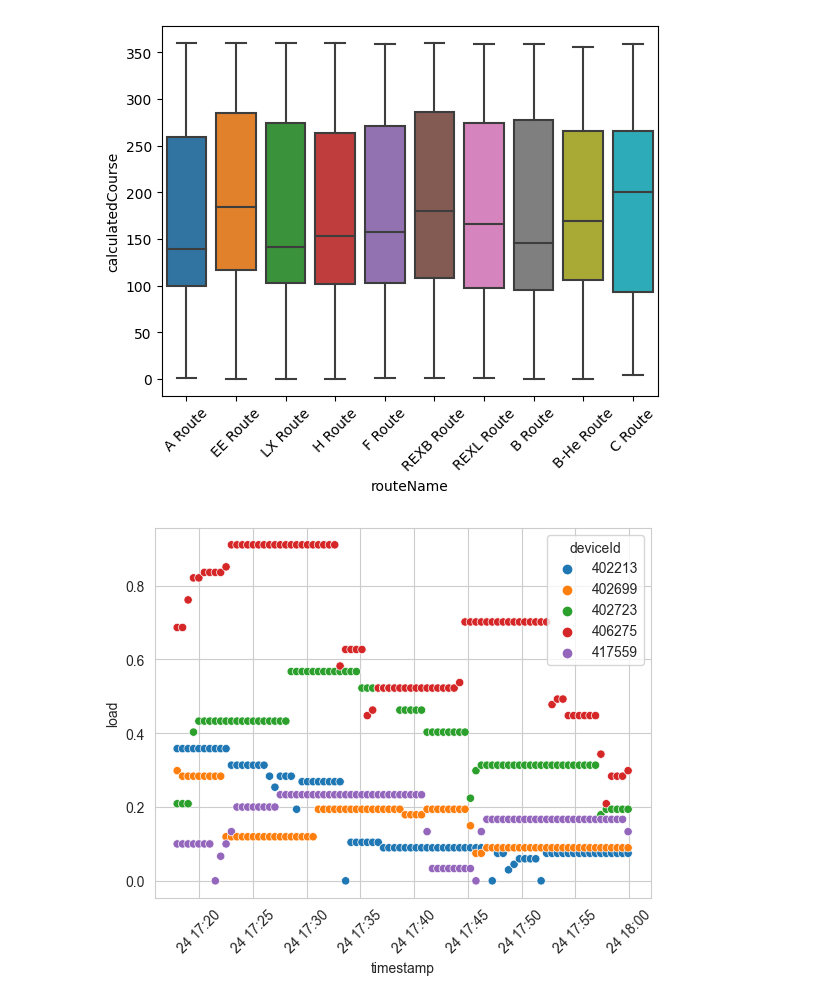
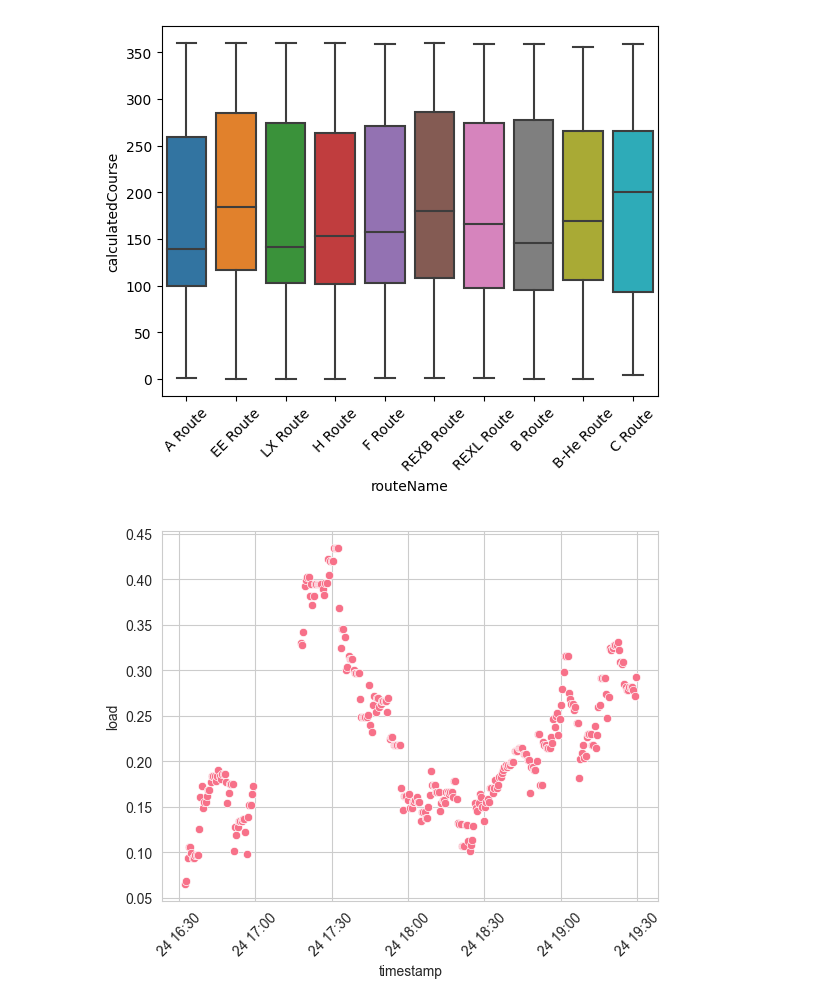
Before and after one commit to AkeBoss-tech/RutgersBusAnalysis, a Jupyter notebook: analyze.ipynb, the cells around one changed output. Saved outputs shown, nothing was run; the diff lists cells and outputs as text; code cells hidden in the pictures.

```diff
--- a/analyze.ipynb
+++ b/analyze.ipynb
@@ -197,18 +197,21 @@ for route in data['routeName'].unique():
 # %%
 # get a specific route and plot the scatter plot of load over time
 route = 'A Route'
 data_route = data[data['routeName'] == route]
 
 # get the time values between two times
-start_time = pd.Timestamp('2024-10-24 17:00:00')
-end_time = pd.Timestamp('2024-10-24 18:00:00')
+start_time = pd.Timestamp('2024-10-24 12:00:00')
+end_time = pd.Timestamp('2024-10-24 19:30:00')
 
 data_route = data_route[(data_route['timestamp'] > start_time) & (data_route['timestamp'] < end_time)]
 
+# at each distinct timestamp, get the average load
+data_route = data_route.groupby('timestamp').mean().reset_index()
+
 # add a hue for each device id
-sns.scatterplot(x='timestamp', y='load', hue='deviceId', data=data_route, palette='tab10')
+sns.scatterplot(x='timestamp', y='load', data=data_route, palette='tab10')
 
 plt.xticks(rotation=45)
 plt.show()
 # %% [output]
-[figure, old version]
+[figure, new version]
```
Also changed, not shown: parts of 3 cells of this notebook, 3 other files.
